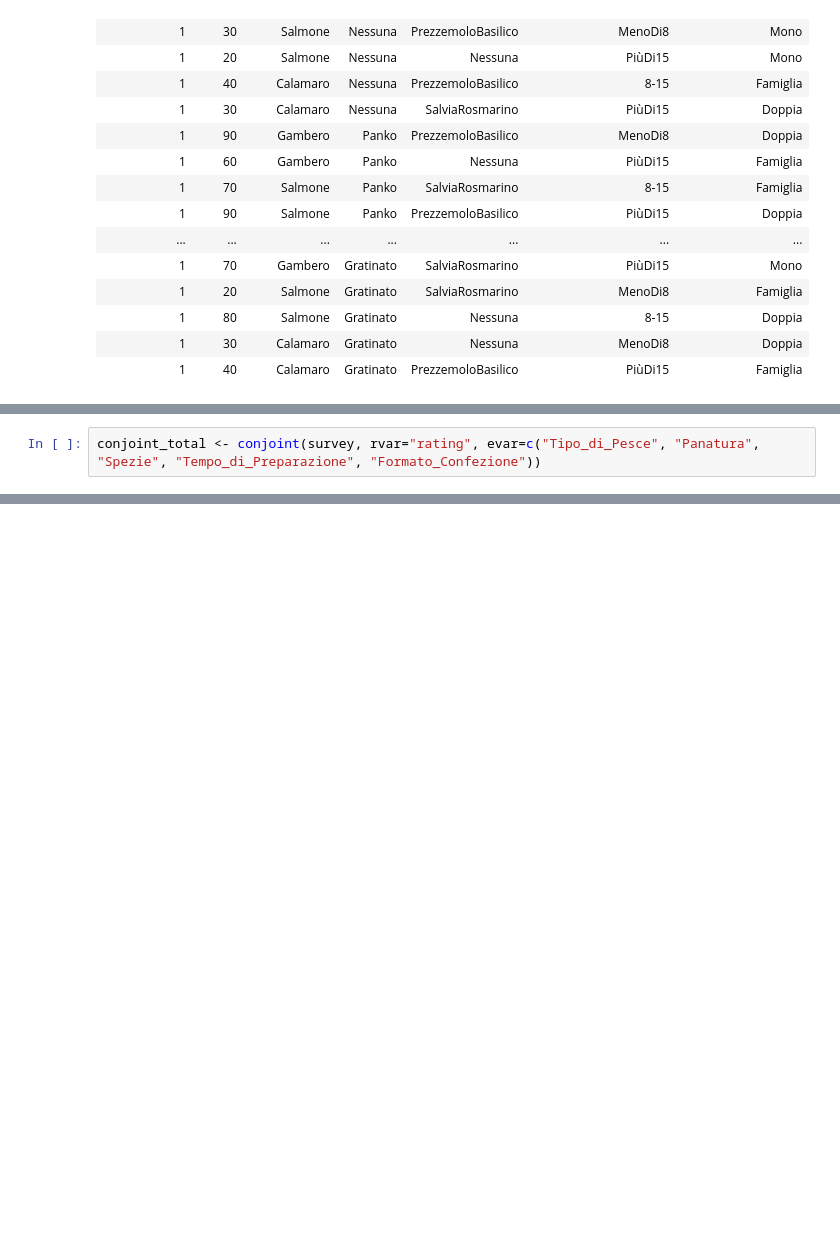
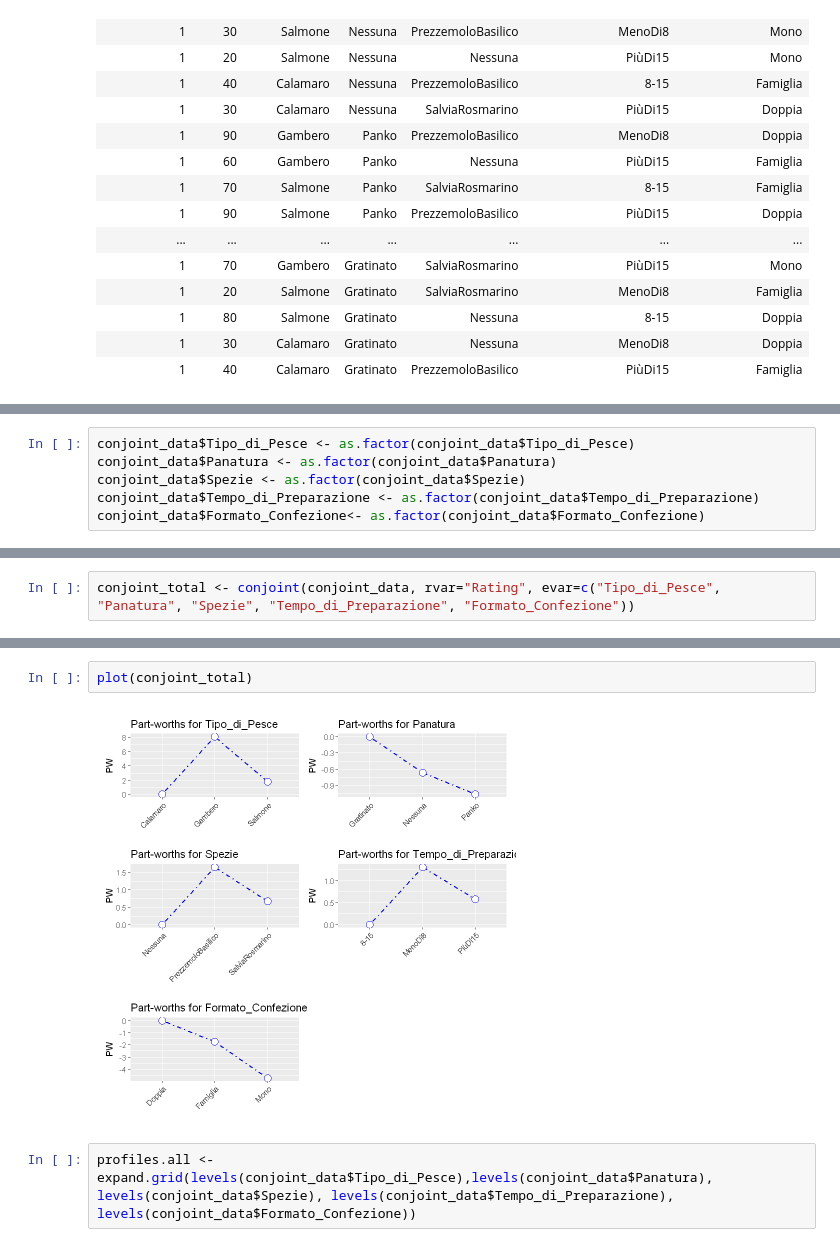
Before and after one commit to AngelicaLongo/Marketing-analytics-, a Jupyter notebook: conjoint1.ipynb, the cells around one changed output, grey strips where cells are left out. Cells and saved outputs as stored; diff of their text form; blank space fills up the shorter version.

```diff
--- a/conjoint1.ipynb
+++ b/conjoint1.ipynb
@@ -499,0 +539,6 @@ plot(conjoint_respondent1)
+# %%
+conjoint_data$Tipo_di_Pesce <- as.factor(conjoint_data$Tipo_di_Pesce)
+conjoint_data$Panatura <- as.factor(conjoint_data$Panatura)
+conjoint_data$Spezie <- as.factor(conjoint_data$Spezie)
+conjoint_data$Tempo_di_Preparazione <- as.factor(conjoint_data$Tempo_di_Preparazione)
+conjoint_data$Formato_Confezione<- as.factor(conjoint_data$Formato_Confezione)
@@ -500,4 +569,4 @@ plot(conjoint_respondent1)
 # %%
-conjoint_total <- conjoint(survey, rvar="rating", evar=c("Tipo_di_Pesce", "Panatura", "Spezie", "Tempo_di_Preparazione", "Formato_Confezione"))
+conjoint_total <- conjoint(conjoint_data, rvar="Rating", evar=c("Tipo_di_Pesce", "Panatura", "Spezie", "Tempo_di_Preparazione", "Formato_Confezione"))
 # %%
 summary(conjoint_total)
@@ -503,0 +591,6 @@ summary(conjoint_total)
+# %%
+plot(conjoint_total)
+# %% [output]
+[figure, added]
+# %%
+profiles.all <- expand.grid(levels(conjoint_data$Tipo_di_Pesce),levels(conjoint_data$Panatura), levels(conjoint_data$Spezie), levels(conjoint_data$Tempo_di_Preparazione), levels(conjoint_data$Formato_Confezione))
```
Also changed, not shown: parts of 17 cells of this notebook.
